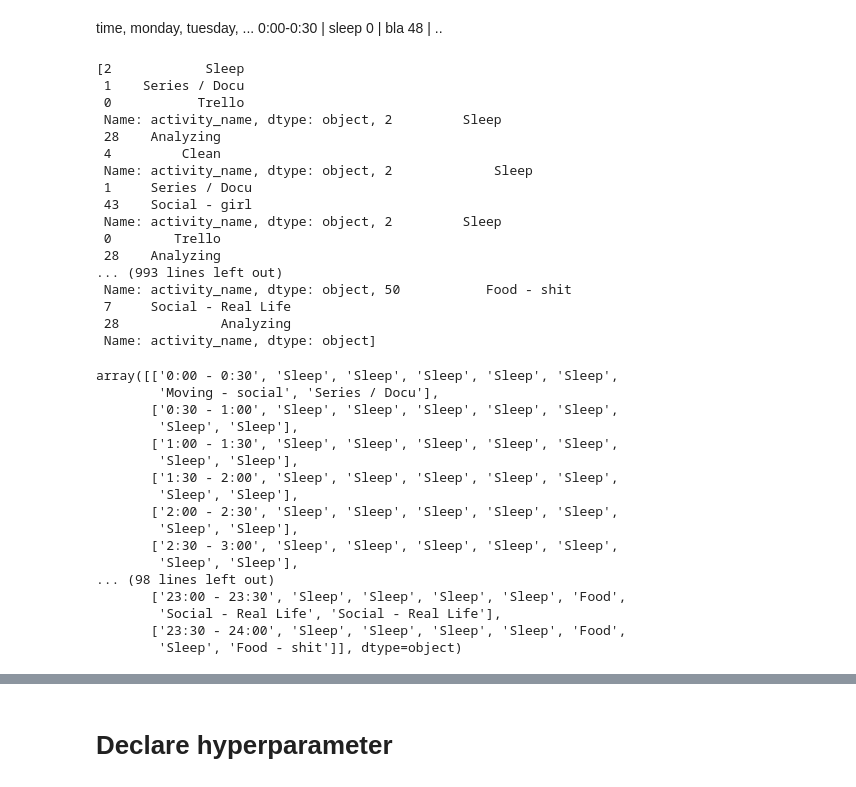
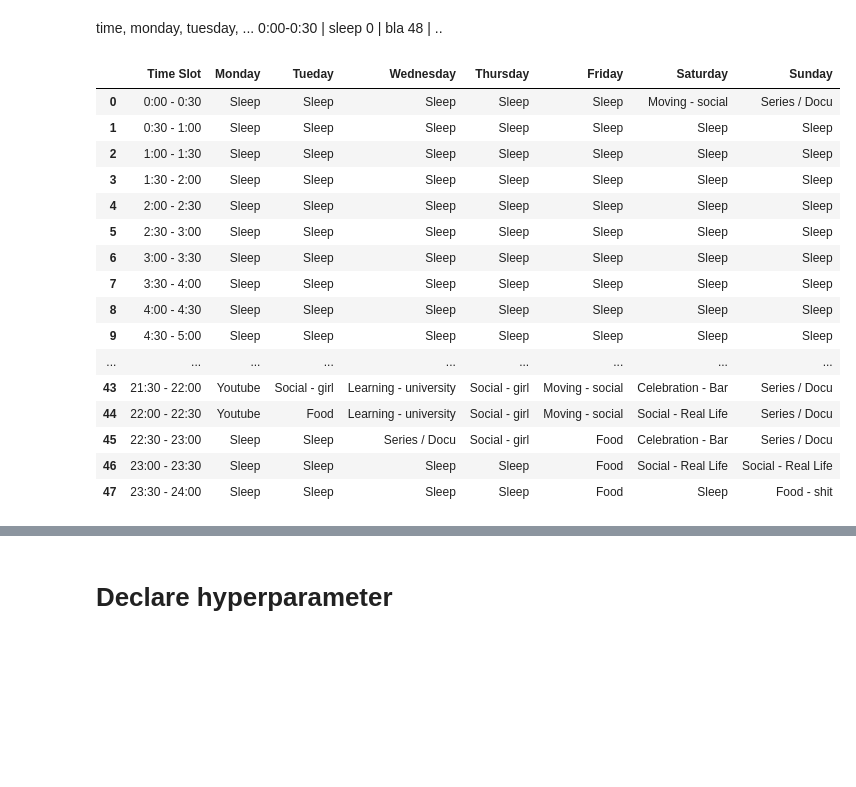
Before and after one commit to FollowJack/machine-learning-masterclass, a Jupyter notebook: project_10_activity_analysis/notebooks/05_model__time_slot_recommendation.ipynb, the cells around one changed output, grey strips where cells are left out. Saved outputs shown, nothing was run; the diff lists cells and outputs as text; code cells hidden in the pictures; blank space fills up the shorter version.

```diff
--- a/project_10_activity_analysis/notebooks/05_model__time_slot_recommendation.ipynb
+++ b/project_10_activity_analysis/notebooks/05_model__time_slot_recommendation.ipynb
@@ -274,8 +209,9 @@ day 7 of 7
 # %%
-most_favorites = {}
+time_slots = model_time.get_top_activities_of_week(0)
+most_favorites = []
 day_n = 1
-for x in range(336):
-    most_favorites[x] = time_slots[x].values[0]
-    print( time_slots[x].values[0])
+for x in range(model_time.amount_time_slots):
+    most_favorites.append(time_slots[x].values[0])
+
 display(most_favorites)
 # %% [output]
@@ -316,26 +235,6 @@ Food - shit
 # %% [markdown]
 time, monday, tuesday, ...
 0:00-0:30 | sleep 0 | bla 48 | ..
-# %%
-time_slots
-# %% [output]
-[2            Sleep
- 1    Series / Docu
- 0           Trello
- Name: activity_name, dtype: object, 2         Sleep
- 28    Analyzing
- 4         Clean
- Name: activity_name, dtype: object, 2             Sleep
- 1     Series / Docu
- 43    Social - girl
- Name: activity_name, dtype: object, 2         Sleep
- 0        Trello
- 28    Analyzing
-... (993 lines left out)
- Name: activity_name, dtype: object, 50           Food - shit
- 7     Social - Real Life
- 28             Analyzing
- Name: activity_name, dtype: object]
 # %%
 columns = ['Time Slot','Monday','Tueday','Wednesday','Thursday','Friday','Saturday','Sunday']
 week_table = pd.DataFrame(columns=columns)
@@ -343,49 +242,49 @@ week_table = pd.DataFrame(columns=columns)
 idx = 0
 n_slots_per_day = int(len(time_slots) / 7)
 
 start_h = 0
 start_m = '00'
 end_h = 0
 end_m = '30'
 
-while idx < n_slots_per_day:
+for idx in range(n_slots_per_day):
     week_table.loc[idx] = [
         "{}:{} - {}:{}".format(start_h,start_m,end_h,end_m),
         time_slots[idx].values[0],
         time_slots[idx+n_slots_per_day].values[0],
         time_slots[idx+n_slots_per_day*2].values[0],
         time_slots[idx+n_slots_per_day*3].values[0],
         time_slots[idx+n_slots_per_day*4].values[0],
         time_slots[idx+n_slots_per_day*5].values[0],
         time_slots[idx+n_slots_per_day*6].values[0]
     ]
     if idx % 2 == 1:
         start_h += 1
         start_m = '00'
         end_m = '30'
     else:
         start_m = '30'
         end_h += 1
         end_m = '00'
     idx += 1
 
 
-week_table.values
+week_table
 # %% [output]
-array([['0:00 - 0:30', 'Sleep', 'Sleep', 'Sleep', 'Sleep', 'Sleep',
-        'Moving - social', 'Series / Docu'],
-       ['0:30 - 1:00', 'Sleep', 'Sleep', 'Sleep', 'Sleep', 'Sleep',
-        'Sleep', 'Sleep'],
-       ['1:00 - 1:30', 'Sleep', 'Sleep', 'Sleep', 'Sleep', 'Sleep',
-        'Sleep', 'Sleep'],
-       ['1:30 - 2:00', 'Sleep', 'Sleep', 'Sleep', 'Sleep', 'Sleep',
-        'Sleep', 'Sleep'],
-       ['2:00 - 2:30', 'Sleep', 'Sleep', 'Sleep', 'Sleep', 'Sleep',
-        'Sleep', 'Sleep'],
-       ['2:30 - 3:00', 'Sleep', 'Sleep', 'Sleep', 'Sleep', 'Sleep',
-        'Sleep', 'Sleep'],
-... (98 lines left out)
-       ['23:00 - 23:30', 'Sleep', 'Sleep', 'Sleep', 'Sleep', 'Food',
-        'Social - Real Life', 'Social - Real Life'],
-       ['23:30 - 24:00', 'Sleep', 'Sleep', 'Sleep', 'Sleep', 'Food',
-        'Sleep', 'Food - shit']], dtype=object)
+|  | Time Slot | Monday | Tueday | Wednesday | Thursday | Friday | Saturday | Sunday |
+| 0 | 0:00 - 0:30 | Sleep | Sleep | Sleep | Sleep | Sleep | Moving - social | Series / Docu |
+| 1 | 0:30 - 1:00 | Sleep | Sleep | Sleep | Sleep | Sleep | Sleep | Sleep |
+| 2 | 1:00 - 1:30 | Sleep | Sleep | Sleep | Sleep | Sleep | Sleep | Sleep |
+| 3 | 1:30 - 2:00 | Sleep | Sleep | Sleep | Sleep | Sleep | Sleep | Sleep |
+| 4 | 2:00 - 2:30 | Sleep | Sleep | Sleep | Sleep | Sleep | Sleep | Sleep |
+| 5 | 2:30 - 3:00 | Sleep | Sleep | Sleep | Sleep | Sleep | Sleep | Sleep |
+| 6 | 3:00 - 3:30 | Sleep | Sleep | Sleep | Sleep | Sleep | Sleep | Sleep |
+| 7 | 3:30 - 4:00 | Sleep | Sleep | Sleep | Sleep | Sleep | Sleep | Sleep |
+| 8 | 4:00 - 4:30 | Sleep | Sleep | Sleep | Sleep | Sleep | Sleep | Sleep |
+| 9 | 4:30 - 5:00 | Sleep | Sleep | Sleep | Sleep | Sleep | Sleep | Sleep |
+| ... | ... | ... | ... | ... | ... | ... | ... | ... |
+| 43 | 21:30 - 22:00 | Youtube | Social - girl | Learning - university | Social - girl | Moving - social | Celebration - Bar | Series / Docu |
+| 44 | 22:00 - 22:30 | Youtube | Food | Learning - university | Social - girl | Moving - social | Social - Real Life | Series / Docu |
+| 45 | 22:30 - 23:00 | Sleep | Sleep | Series / Docu | Social - girl | Food | Celebration - Bar | Series / Docu |
+| 46 | 23:00 - 23:30 | Sleep | Sleep | Sleep | Sleep | Food | Social - Real Life | Social - Real Life |
+| 47 | 23:30 - 24:00 | Sleep | Sleep | Sleep | Sleep | Food | Sleep | Food - shit |
```
Also changed, not shown: parts of 23 cells of this notebook.
